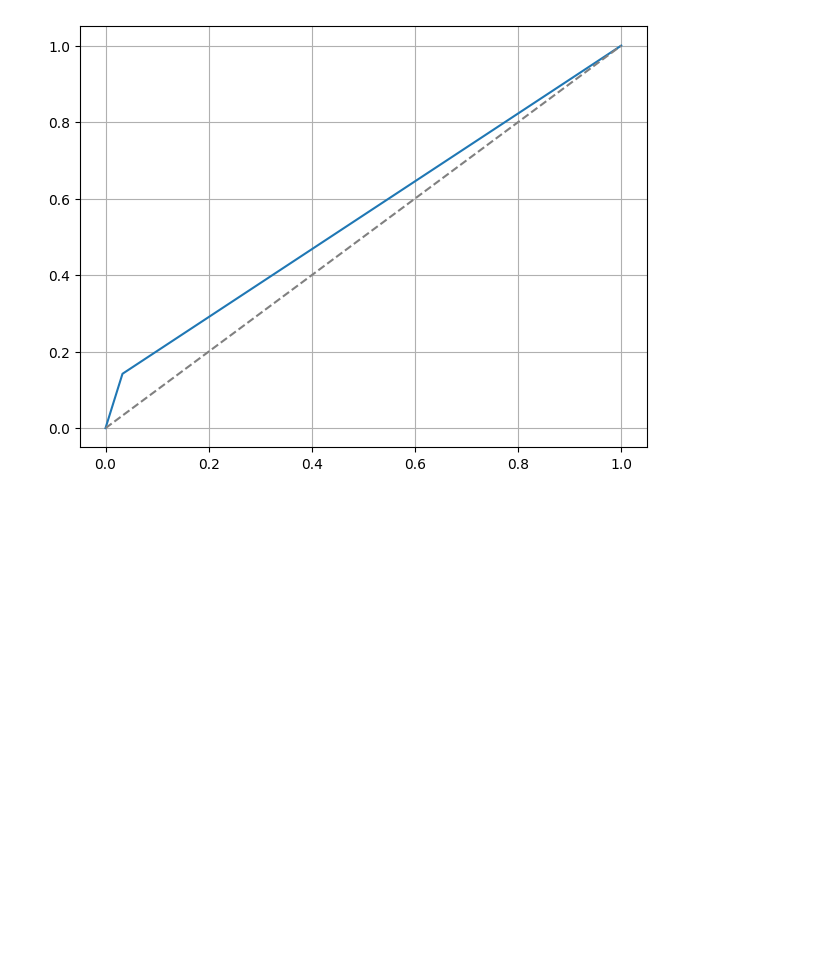
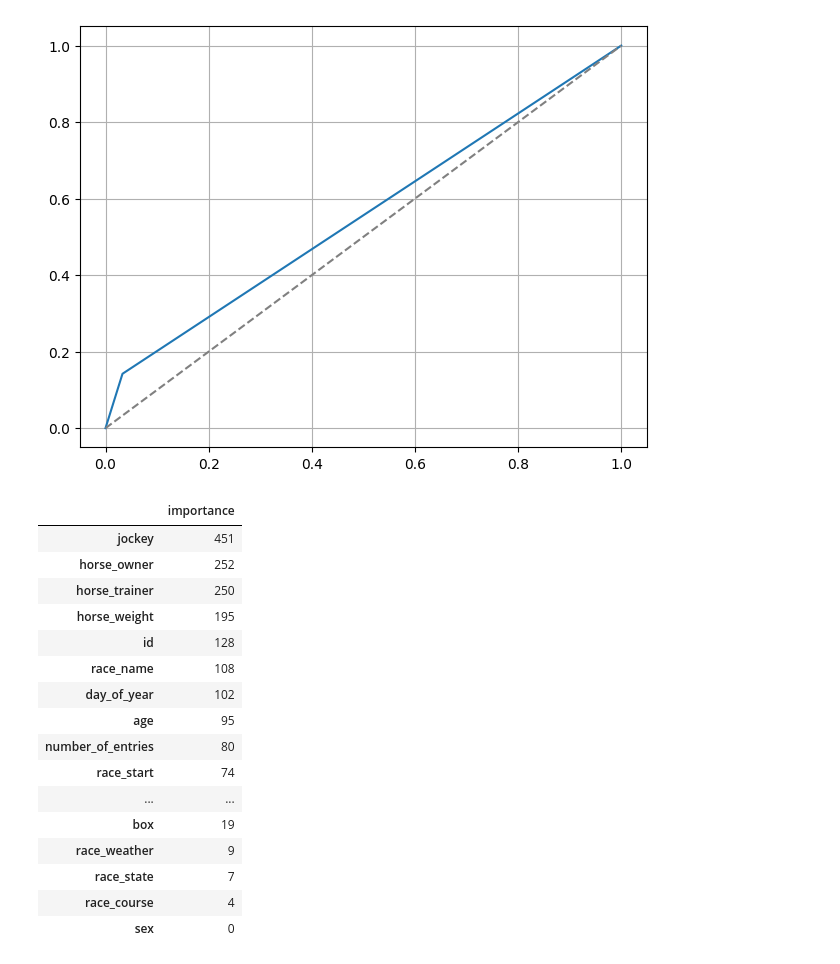
Before and after one commit to katsuya6152/KeibaAI-ML, a Jupyter notebook: notebook/baseline.ipynb, the cells around one changed output. Cells and saved outputs as stored; diff of their text form; code cells hidden in the pictures; blank space fills up the shorter version.

```diff
--- a/notebook/baseline.ipynb
+++ b/notebook/baseline.ipynb
@@ -205,3 +201,25 @@ ax.plot(np.linspace(0, 1), np.linspace(0, 1), '--', color='grey')
 # %% [output]
 [<matplotlib.lines.Line2D at 0x...>]
 [figure]
+# %%
+importance = pd.DataFrame(clf.feature_importances_, index=X_test.columns, columns=['importance'])
+importance = importance.sort_values('importance', ascending=False)
+display(importance)
+# %% [output]
+|  | importance |
+| jockey | 451 |
+| horse_owner | 252 |
+| horse_trainer | 250 |
+| horse_weight | 195 |
+| id | 128 |
+| race_name | 108 |
+| day_of_year | 102 |
+| age | 95 |
+| number_of_entries | 80 |
+| race_start | 74 |
+| ... | ... |
+| box | 19 |
+| race_weather | 9 |
+| race_state | 7 |
+| race_course | 4 |
+| sex | 0 |
```
Also changed, not shown: parts of 5 cells of this notebook.
